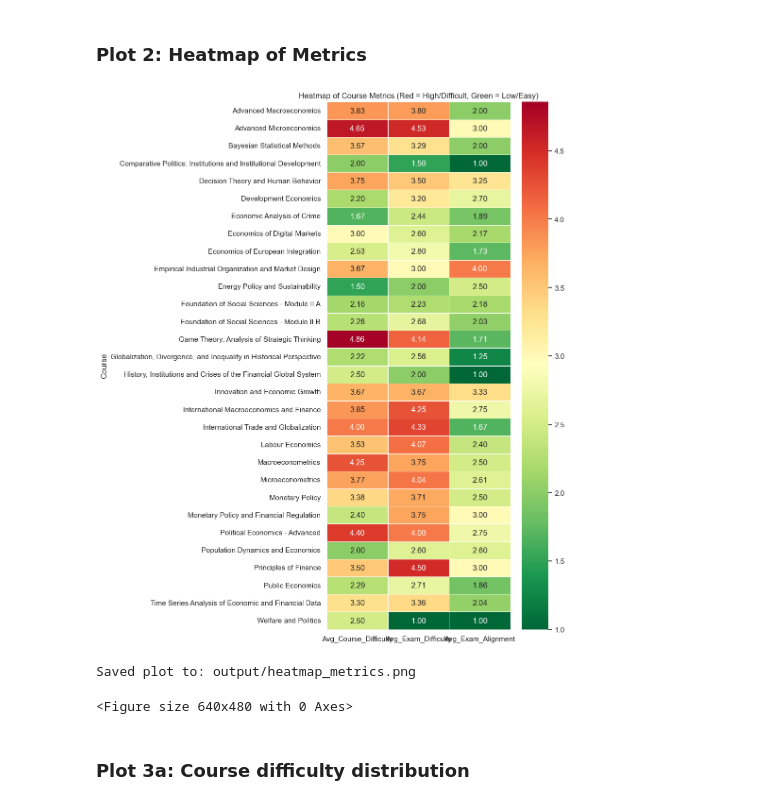
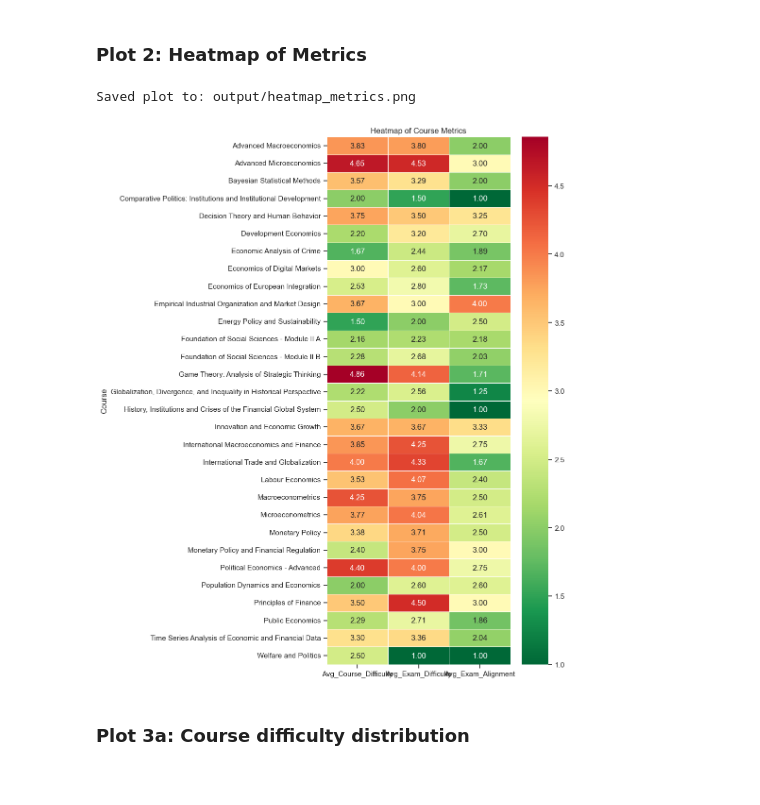
Before and after one commit to stfgrz/ess-electives_report, a Jupyter notebook: report.ipynb, the cells around one changed output. Saved outputs shown, nothing was run; the diff lists cells and outputs as text; code cells hidden in the pictures.

```diff
--- a/report.ipynb
+++ b/report.ipynb
@@ -367,20 +365,18 @@ Chart saved to: output/enrollment_sentiment_all_mckinsey.png
 # %%
 plt.figure(figsize=(10, 12))
 heatmap_data = summary.set_index('Course')[['Avg_Course_Difficulty', 'Avg_Exam_Difficulty', 'Avg_Exam_Alignment']]
 sns.heatmap(heatmap_data, annot=True, cmap='RdYlGn_r', fmt='.2f', linewidths=.5)
-plt.title('Heatmap of Course Metrics (Red = High/Difficult, Green = Low/Easy)')
+plt.title('Heatmap of Course Metrics')
 plt.tight_layout()
-plt.show()
 
 # Save Plot 2
 plot2_path = os.path.join(OUTPUT_DIR, 'heatmap_metrics.png')
 plt.savefig(plot2_path)
 print(f"Saved plot to: {plot2_path}")
 plt.show()
 # %% [output]
+Saved plot to: output/heatmap_metrics.png
-[figure, old version]
+[figure, new version]
-Saved plot to: output/heatmap_metrics.png
-<Figure size 640x480 with 0 Axes>
 # %% [markdown]
 ### Plot 3a: Course difficulty distribution
 # %%
```
Also changed, not shown: parts of 4 cells of this notebook, 9 other files.
